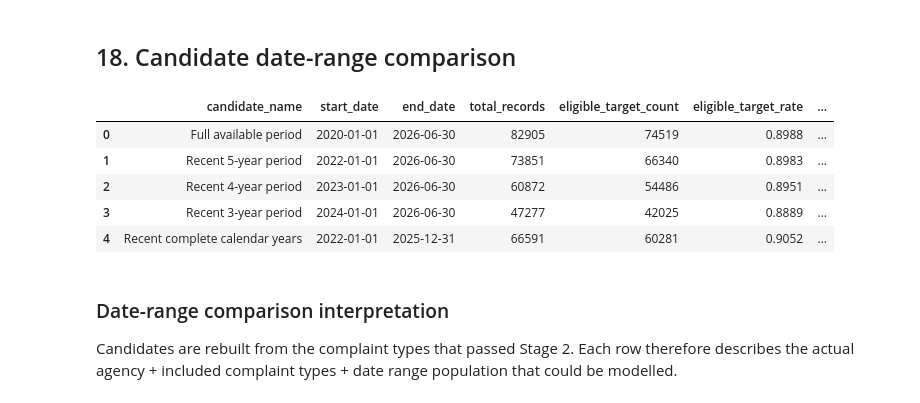
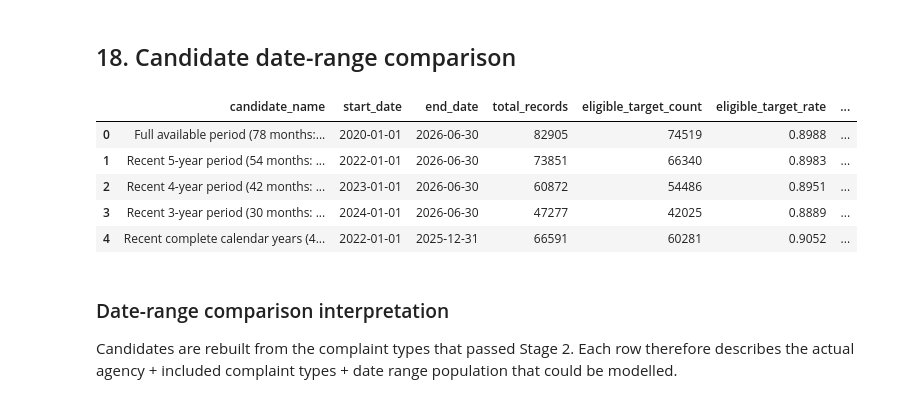
Before and after one commit to mmubashir95/urban-operations-intelligence-platform, a Jupyter notebook: notebooks/04_scope_selection.ipynb, the cells around one changed output. Saved outputs shown, nothing was run; the diff lists cells and outputs as text; code cells hidden in the pictures.

```diff
--- a/notebooks/04_scope_selection.ipynb
+++ b/notebooks/04_scope_selection.ipynb
@@ -711,23 +714,35 @@ available_end = (
     + pd.offsets.MonthEnd(0)
 )
 
+def month_span_label(prefix: str, start: pd.Timestamp, end: pd.Timestamp) -> str:
+    """Append the true elapsed month count so a period label is never misleading on its own."""
+    months = (end.year - start.year) * 12 + (end.month - start.month) + 1
+    return f"{prefix} ({months} months: {start:%Y-%m} to {end:%Y-%m})"
+
+
 date_candidates: list[tuple[str, pd.Timestamp, pd.Timestamp]] = [
-    ("Full available period", available_start, available_end)
+    (month_span_label("Full available period", available_start, available_end), available_start, available_end)
 ]
 for years in (5, 4, 3):
     start = max(
         available_start,
         pd.Timestamp(available_end.year - years + 1, 1, 1),
     )
-    date_candidates.append((f"Recent {years}-year period", start, available_end))
+    date_candidates.append((
+        month_span_label(f"Recent {years}-year period", start, available_end),
+        start,
+        available_end,
+    ))
 last_complete_year = (
     available_end.year if available_end.month == 12 else available_end.year - 1
 )
 if last_complete_year >= available_start.year:
+    calendar_start = pd.Timestamp(max(available_start.year, last_complete_year - 3), 1, 1)
+    calendar_end = pd.Timestamp(last_complete_year, 12, 31)
     date_candidates.append((
-        "Recent complete calendar years",
-        pd.Timestamp(max(available_start.year, last_complete_year - 3), 1, 1),
-        pd.Timestamp(last_complete_year, 12, 31),
+        month_span_label("Recent complete calendar years", calendar_start, calendar_end),
+        calendar_start,
+        calendar_end,
     ))
 
 
@@ -754,38 +769,38 @@ def summarize_monthly_range(
     )
     return {
         "candidate_name": name,
         "start_date": start.date().isoformat(),
         "end_date": end.date().isoformat(),
         "total_records": total,
         "eligible_target_count": eligible,
         "eligible_target_rate": eligible / total if total else 0.0,
         "due_date_coverage": int(totals.get("due_date_present_count", 0)) / total if total else 0.0,
         "closed_date_coverage": int(totals.get("closed_date_present_count", 0)) / total if total else 0.0,
         "missed_target_count": missed,
         "on_time_count": eligible - missed,
         "missed_target_rate": missed / eligible if eligible else 0.0,
         "active_months": int(monthly_eligible.size),
         "median_monthly_eligible_records": float(monthly_eligible.median()) if not monthly_eligible.empty else 0.0,
         "minimum_monthly_eligible_records": int(monthly_eligible.min()) if not monthly_eligible.empty else 0,
         "complaint_type_count": int(scoped["complaint_type"].nunique()),
         "missing_month_count": max(expected - int(monthly_eligible.size), 0),
     }
 
 
 date_range_comparison = pd.DataFrame([
     summarize_monthly_range(*candidate) for candidate in date_candidates
 ]).drop_duplicates(["start_date", "end_date"]).reset_index(drop=True)
 date_range_comparison.to_csv(
     TABLE_DIR / "date_range_comparison.csv", index=False
 )
 display(date_range_comparison.round(4))
 # %% [output]
 |  | candidate_name | start_date | end_date | total_records | eligible_target_count | eligible_target_rate | ... |
-| 0 | Full available period | 2020-01-01 | 2026-06-30 | 82905 | 74519 | 0.8988 | ... |
-| 1 | Recent 5-year period | 2022-01-01 | 2026-06-30 | 73851 | 66340 | 0.8983 | ... |
-| 2 | Recent 4-year period | 2023-01-01 | 2026-06-30 | 60872 | 54486 | 0.8951 | ... |
-| 3 | Recent 3-year period | 2024-01-01 | 2026-06-30 | 47277 | 42025 | 0.8889 | ... |
-| 4 | Recent complete calendar years | 2022-01-01 | 2025-12-31 | 66591 | 60281 | 0.9052 | ... |
+| 0 | Full available period (78 months:... | 2020-01-01 | 2026-06-30 | 82905 | 74519 | 0.8988 | ... |
+| 1 | Recent 5-year period (54 months: ... | 2022-01-01 | 2026-06-30 | 73851 | 66340 | 0.8983 | ... |
+| 2 | Recent 4-year period (42 months: ... | 2023-01-01 | 2026-06-30 | 60872 | 54486 | 0.8951 | ... |
+| 3 | Recent 3-year period (30 months: ... | 2024-01-01 | 2026-06-30 | 47277 | 42025 | 0.8889 | ... |
+| 4 | Recent complete calendar years (4... | 2022-01-01 | 2025-12-31 | 66591 | 60281 | 0.9052 | ... |
 # %% [markdown]
 ### Date-range comparison interpretation
 
```
Also changed, not shown: parts of 12 cells of this notebook, 4 other files.
